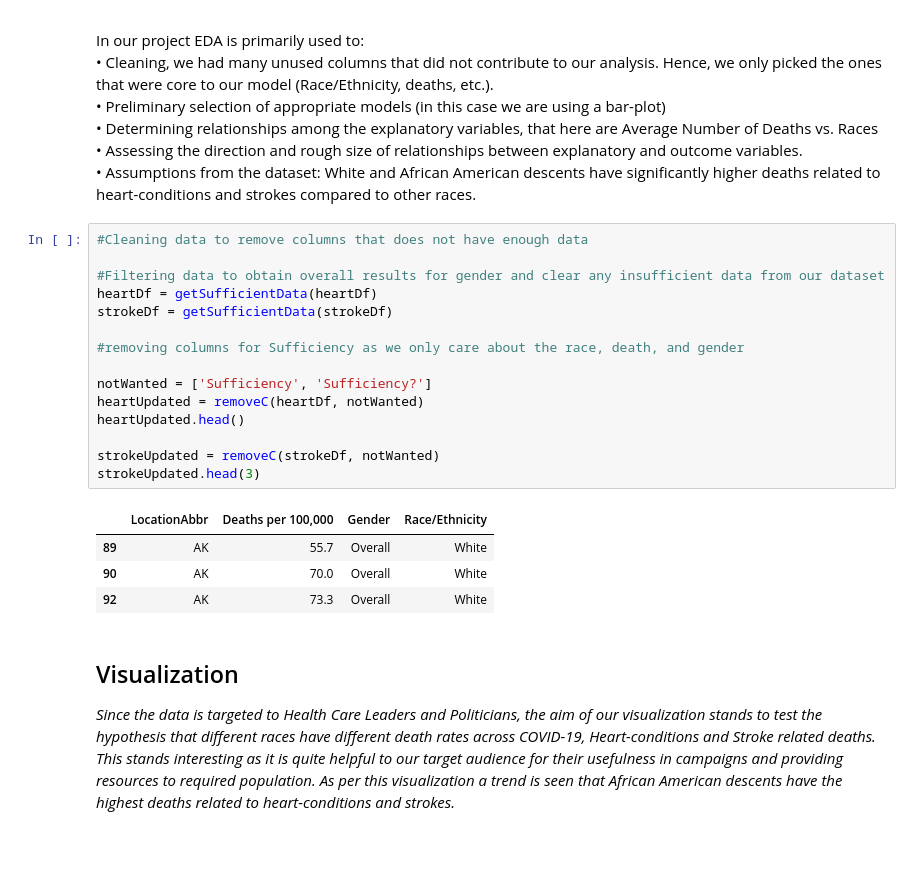
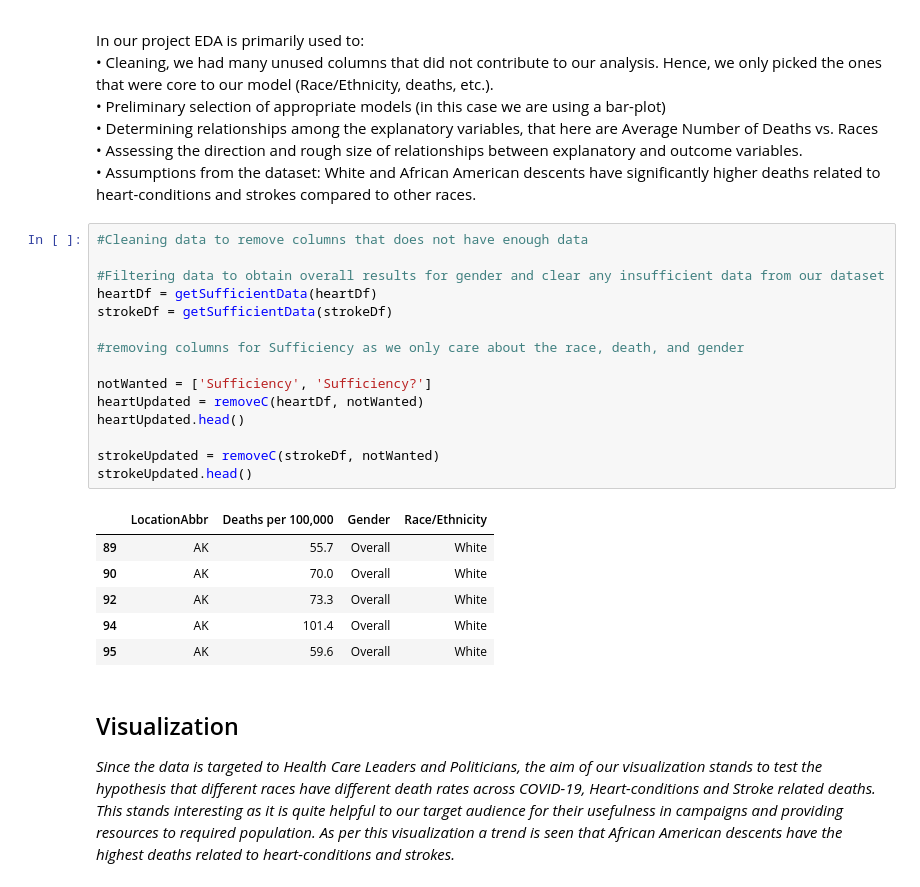
Before and after one commit to uic-cs418/cs418-spring22-quiz-gods, a Jupyter notebook: clean.ipynb, the cells around one changed output. Drawn from its saved outputs; the diff is of its cells as text; blank space fills up the shorter version.

```diff
--- a/clean.ipynb
+++ b/clean.ipynb
@@ -69,23 +72,25 @@ In our project EDA is primarily used to:<br>
 # %%
 #Cleaning data to remove columns that does not have enough data
 
 #Filtering data to obtain overall results for gender and clear any insufficient data from our dataset
 heartDf = getSufficientData(heartDf)
 strokeDf = getSufficientData(strokeDf)
 
 #removing columns for Sufficiency as we only care about the race, death, and gender
 
 notWanted = ['Sufficiency', 'Sufficiency?']
 heartUpdated = removeC(heartDf, notWanted)
 heartUpdated.head()
 
 strokeUpdated = removeC(strokeDf, notWanted)
-strokeUpdated.head(3)
+strokeUpdated.head()
 # %% [output]
 |  | LocationAbbr | Deaths per 100,000 | Gender | Race/Ethnicity |
 | 89 | AK | 55.7 | Overall | White |
 | 90 | AK | 70.0 | Overall | White |
 | 92 | AK | 73.3 | Overall | White |
+| 94 | AK | 101.4 | Overall | White |
+| 95 | AK | 59.6 | Overall | White |
 # %% [markdown]
 ## Visualization
 _Since the data is targeted to Health Care Leaders and Politicians, the aim of our visualization stands to test the hypothesis that different races have different death rates across COVID-19, Heart-conditions and Stroke related deaths. This stands interesting as it is quite helpful to our target audience for their usefulness in campaigns and providing resources to required population. As per this visualization a trend is seen that African American descents have the highest deaths related to heart-conditions and strokes._
```
Also changed, not shown: parts of 3 cells of this notebook, 2 other files.
